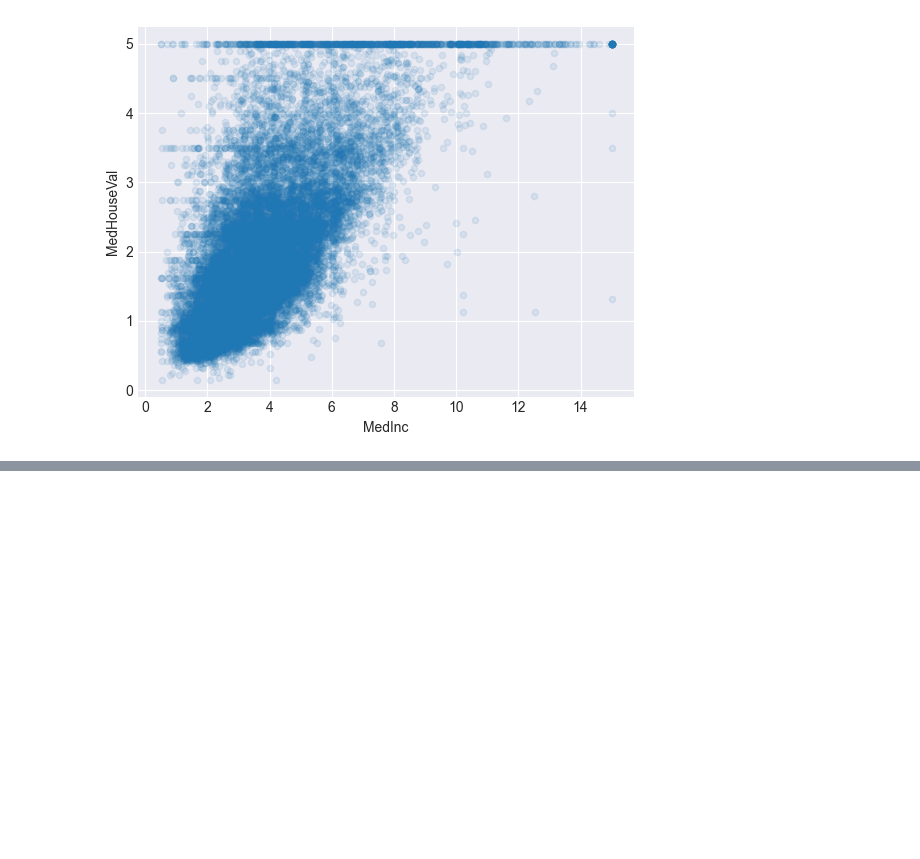
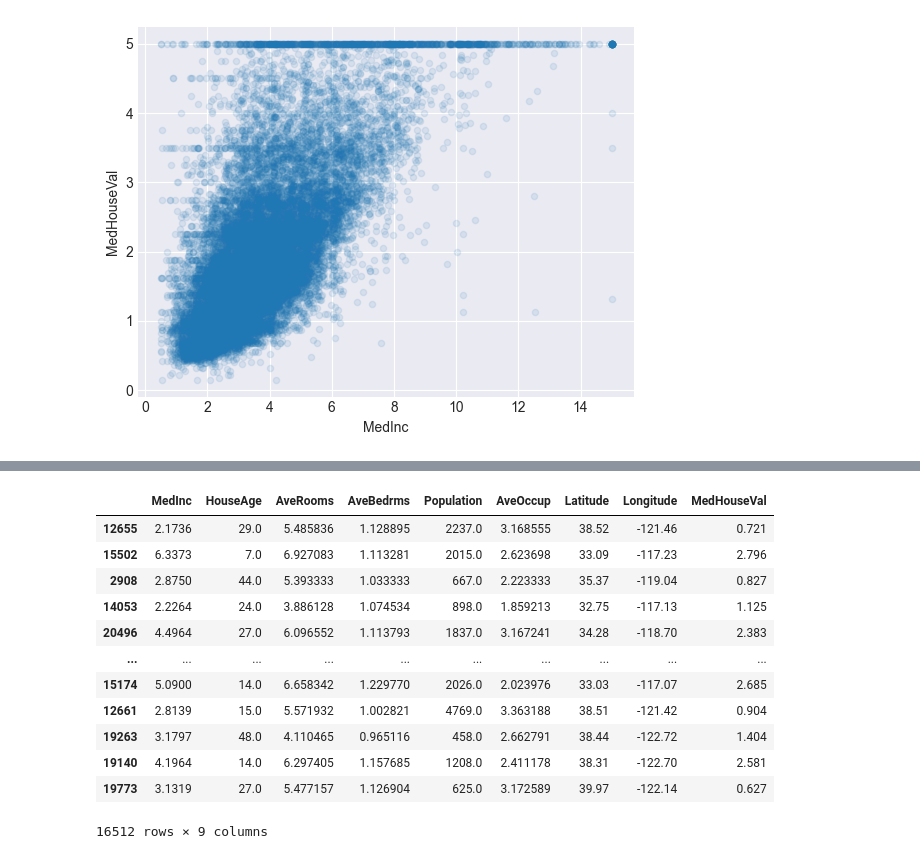
Before and after one commit to DavidCalebChaparroOrozco/Hands-OnMachineLearningwithScikit-LearnandPyTorch-Aur-lienG-ron, a Jupyter notebook: DataloadingExplorationPreparation/PracticeHousingDataset.ipynb, the cells around one changed output, grey strips where cells are left out. Cells and saved outputs as stored; diff of their text form; code cells hidden in the pictures; blank space fills up the shorter version.

```diff
--- a/DataloadingExplorationPreparation/PracticeHousingDataset.ipynb
+++ b/DataloadingExplorationPreparation/PracticeHousingDataset.ipynb
@@ -498,0 +506,7 @@ plt.show()
+# %%
+# Impute missing values using the median strategy
+imputer = SimpleImputer(strategy="median")
+# %%
+housing_num = housing.select_dtypes(include=[np.number])
+# %%
+imputer.fit(housing_num)
@@ -498,0 +521,3 @@ plt.show()
+# %%
+X = imputer.transform(housing_num)
+X
@@ -498,0 +538,17 @@ plt.show()
+# %%
+housing_tr = pd.DataFrame(X, columns=housing_num.columns, index=housing_num.index)
+housing_tr
+# %% [output]
+|  | MedInc | HouseAge | AveRooms | AveBedrms | Population | AveOccup | Latitude | Longitude | MedHouseVal |
+| 12655 | 2.1736 | 29.0 | 5.485836 | 1.128895 | 2237.0 | 3.168555 | 38.52 | -121.46 | 0.721 |
+| 15502 | 6.3373 | 7.0 | 6.927083 | 1.113281 | 2015.0 | 2.623698 | 33.09 | -117.23 | 2.796 |
+| 2908 | 2.8750 | 44.0 | 5.393333 | 1.033333 | 667.0 | 2.223333 | 35.37 | -119.04 | 0.827 |
+| 14053 | 2.2264 | 24.0 | 3.886128 | 1.074534 | 898.0 | 1.859213 | 32.75 | -117.13 | 1.125 |
+| 20496 | 4.4964 | 27.0 | 6.096552 | 1.113793 | 1837.0 | 3.167241 | 34.28 | -118.70 | 2.383 |
+| ... | ... | ... | ... | ... | ... | ... | ... | ... | ... |
+| 15174 | 5.0900 | 14.0 | 6.658342 | 1.229770 | 2026.0 | 2.023976 | 33.03 | -117.07 | 2.685 |
+| 12661 | 2.8139 | 15.0 | 5.571932 | 1.002821 | 4769.0 | 3.363188 | 38.51 | -121.42 | 0.904 |
+| 19263 | 3.1797 | 48.0 | 4.110465 | 0.965116 | 458.0 | 2.662791 | 38.44 | -122.72 | 1.404 |
+| 19140 | 4.1964 | 14.0 | 6.297405 | 1.157685 | 1208.0 | 2.411178 | 38.31 | -122.70 | 2.581 |
+| 19773 | 3.1319 | 27.0 | 5.477157 | 1.126904 | 625.0 | 3.172589 | 39.97 | -122.14 | 0.627 |
+16512 rows × 9 columns
```
Also changed, not shown: parts of 13 cells of this notebook, 1 other file.
